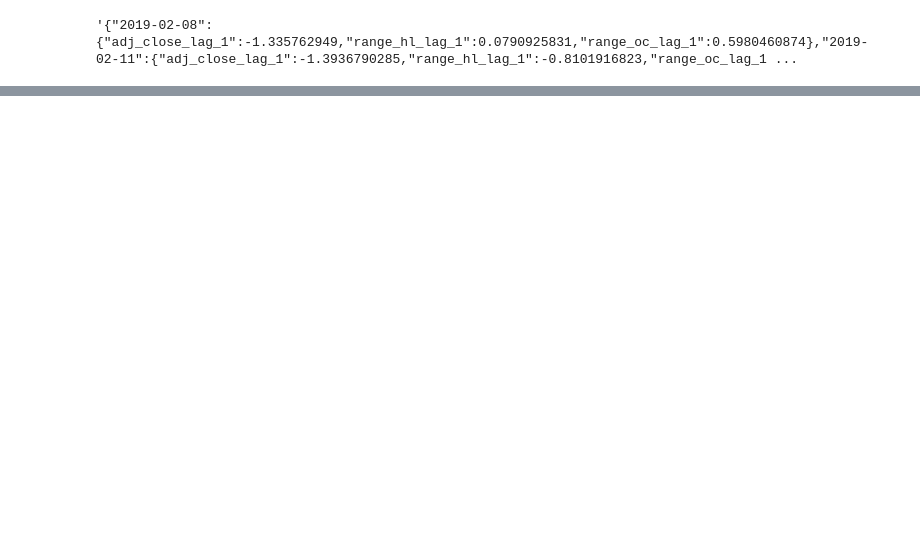
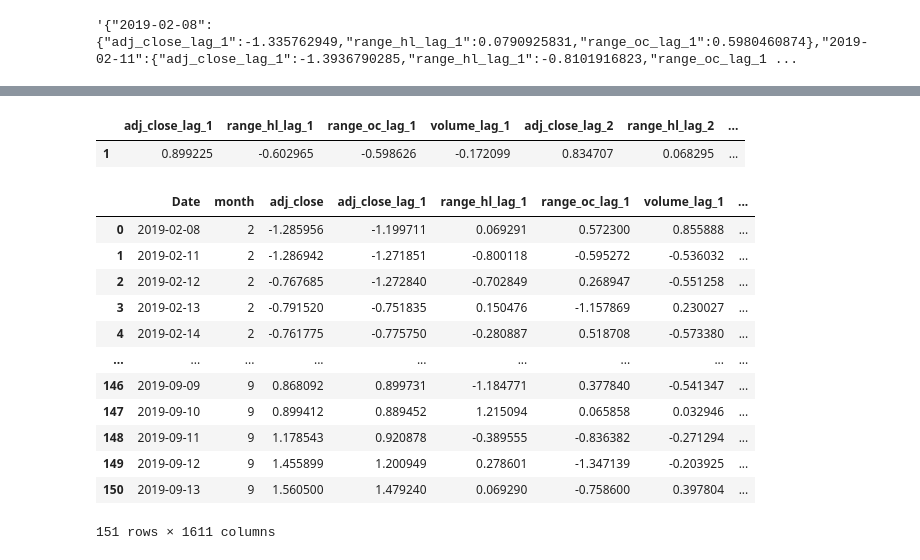
Before and after one commit to frostace/prism, a Jupyter notebook: 4. XGBoost for Regression.ipynb, the cells around one changed output, grey strips where cells are left out. Cells and saved outputs as stored; diff of their text form; code cells hidden in the pictures; blank space fills up the shorter version.

```diff
--- a/4. XGBoost for Regression.ipynb
+++ b/4. XGBoost for Regression.ipynb
@@ -1486,0 +1550,23 @@ _all_feature.to_json(r'./json/all_feature.json', orient="index")
+# %%
+toy_middle = toy2.iloc[:, 1].to_frame().transpose()
+toy_middle.columns = toy2[0].to_list()
+toy_middle.head()
+# %% [output]
+|  | adj_close_lag_1 | range_hl_lag_1 | range_oc_lag_1 | volume_lag_1 | adj_close_lag_2 | range_hl_lag_2 | ... |
+| 1 | 0.899225 | -0.602965 | -0.598626 | -0.172099 | 0.834707 | 0.068295 | ... |
+# %%
+train_feature_with_price_and_twitter
+# %% [output]
+|  | Date | month | adj_close | adj_close_lag_1 | range_hl_lag_1 | range_oc_lag_1 | volume_lag_1 | ... |
+| 0 | 2019-02-08 | 2 | -1.285956 | -1.199711 | 0.069291 | 0.572300 | 0.855888 | ... |
+| 1 | 2019-02-11 | 2 | -1.286942 | -1.271851 | -0.800118 | -0.595272 | -0.536032 | ... |
+| 2 | 2019-02-12 | 2 | -0.767685 | -1.272840 | -0.702849 | 0.268947 | -0.551258 | ... |
+| 3 | 2019-02-13 | 2 | -0.791520 | -0.751835 | 0.150476 | -1.157869 | 0.230027 | ... |
+| 4 | 2019-02-14 | 2 | -0.761775 | -0.775750 | -0.280887 | 0.518708 | -0.573380 | ... |
+| ... | ... | ... | ... | ... | ... | ... | ... | ... |
+| 146 | 2019-09-09 | 9 | 0.868092 | 0.899731 | -1.184771 | 0.377840 | -0.541347 | ... |
+| 147 | 2019-09-10 | 9 | 0.899412 | 0.889452 | 1.215094 | 0.065858 | 0.032946 | ... |
+| 148 | 2019-09-11 | 9 | 1.178543 | 0.920878 | -0.389555 | -0.836382 | -0.271294 | ... |
+| 149 | 2019-09-12 | 9 | 1.455899 | 1.200949 | 0.278601 | -1.347139 | -0.203925 | ... |
+| 150 | 2019-09-13 | 9 | 1.560500 | 1.479240 | 0.069290 | -0.758600 | 0.397804 | ... |
+151 rows × 1611 columns
```
Also changed, not shown: parts of 5 cells of this notebook, 5 other files.
